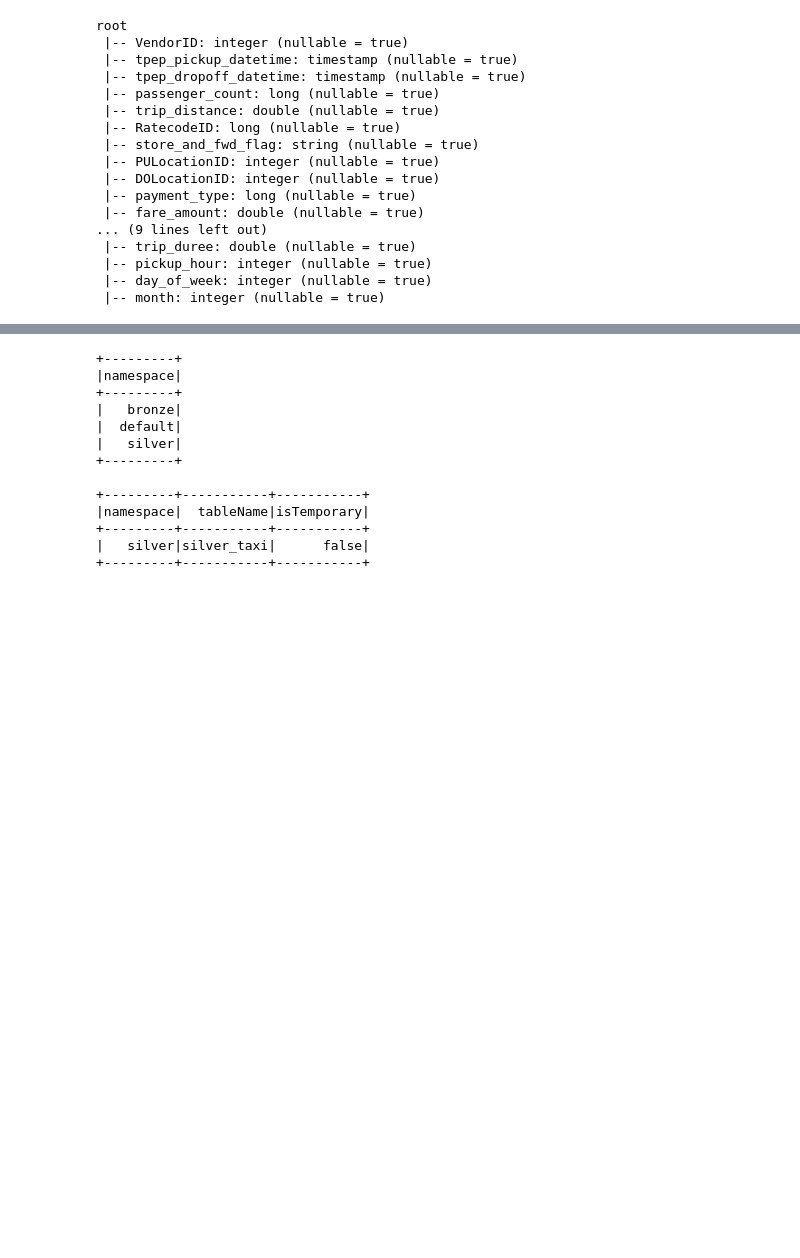
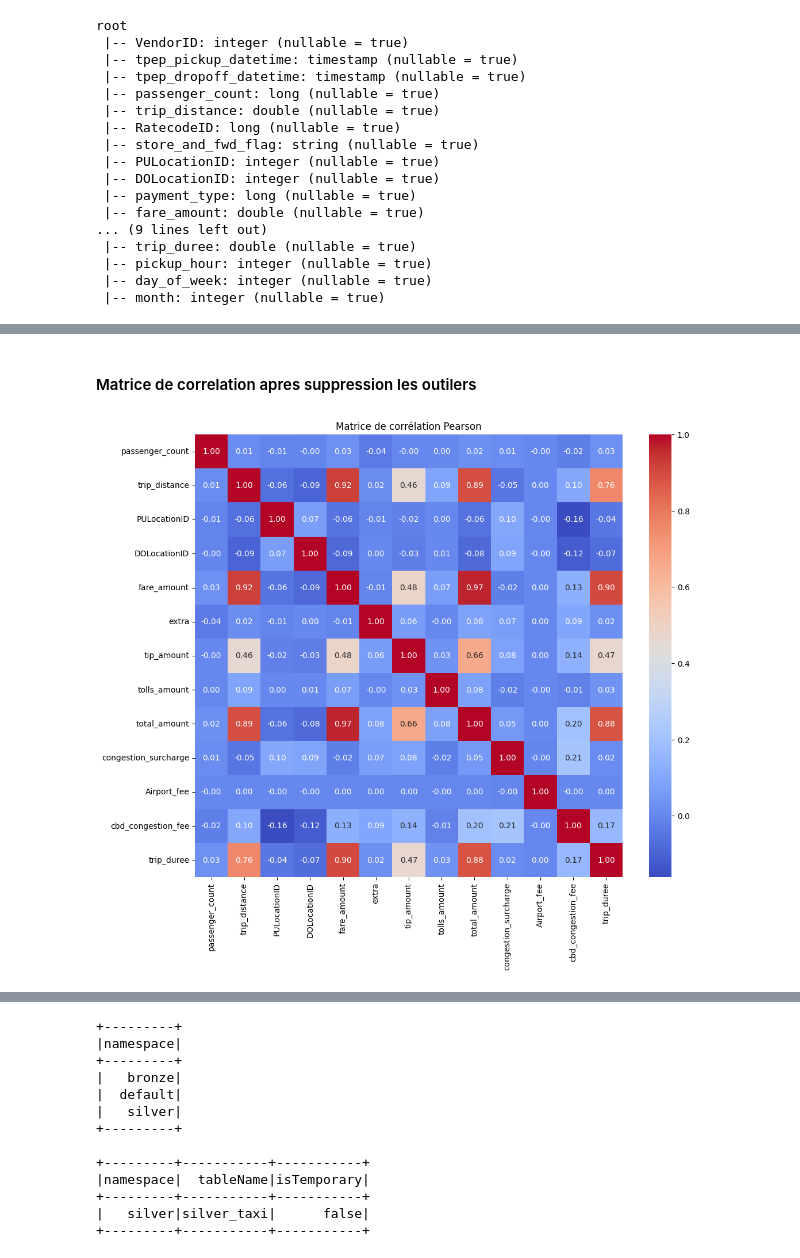
Before and after one commit to khadija199904/Urban-ETA-Prediction-Platform, a Jupyter notebook: main.ipynb, the cells around one changed output, grey strips where cells are left out. Saved outputs shown, nothing was run; the diff lists cells and outputs as text; code cells hidden in the pictures; blank space fills up the shorter version.

```diff
--- a/main.ipynb
+++ b/main.ipynb
@@ -397,0 +579,6 @@ root
+# %% [markdown]
+#### Matrice de correlation apres suppression les outilers
+# %%
+plot_corr_heatmap(silver_df_clean, numeric_cols, variance_threshold=1e-8)
+# %% [output]
+[figure, added]
```
Also changed, not shown: parts of 49 cells of this notebook, 2 other files.
